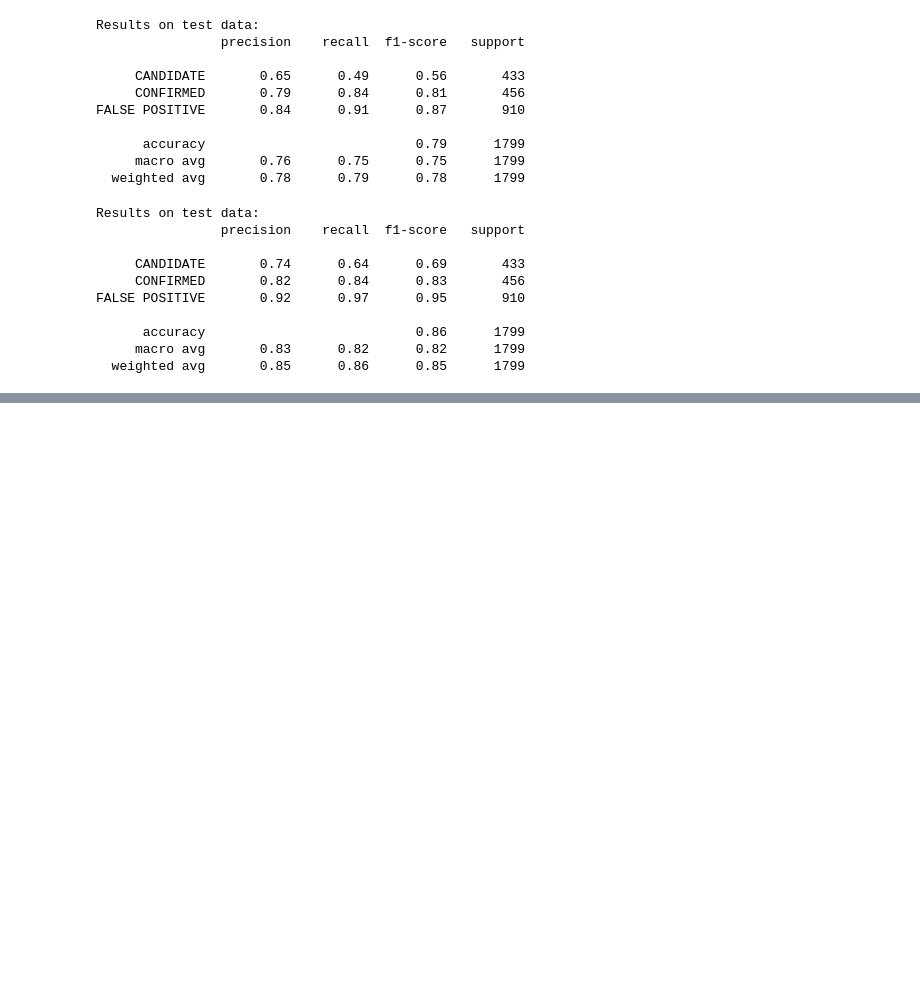
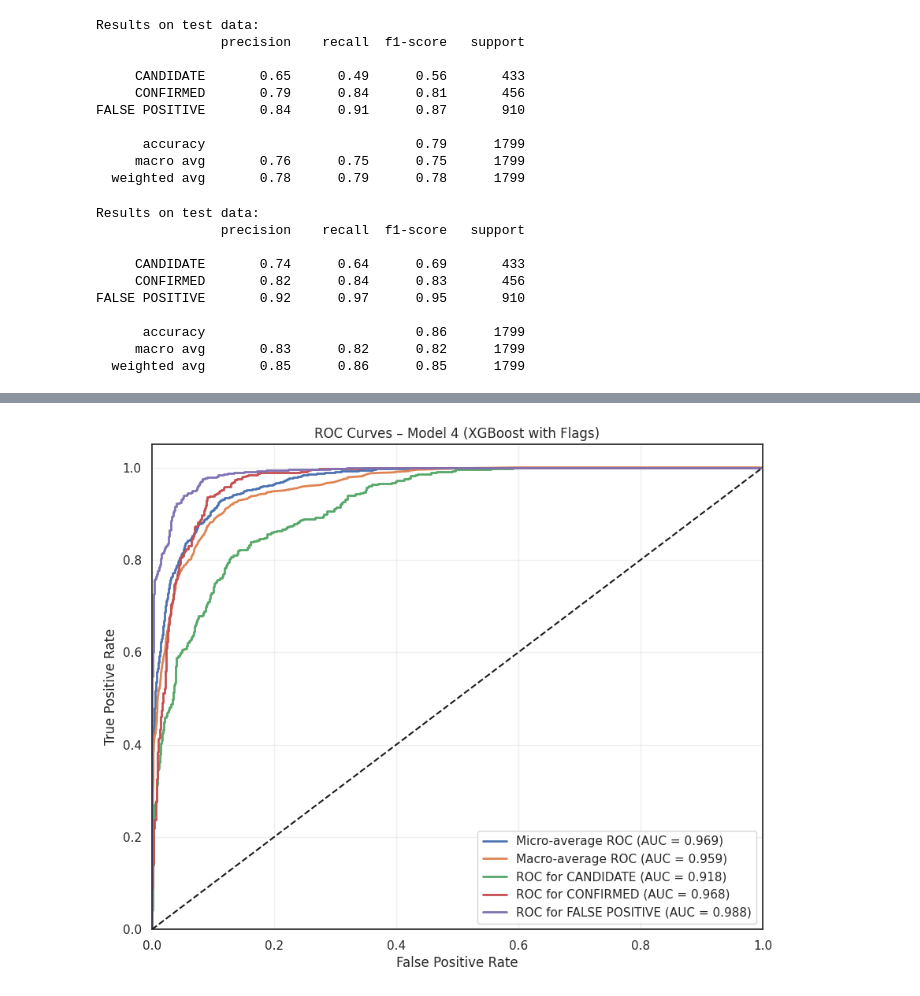
Before and after one commit to lily-swan/DS-9000-project, a Jupyter notebook: analysis.ipynb, the cells around one changed output, grey strips where cells are left out. Cells and saved outputs as stored; diff of their text form; code cells hidden in the pictures; blank space fills up the shorter version.

```diff
--- a/analysis.ipynb
+++ b/analysis.ipynb
@@ -1091,0 +1108,60 @@ FALSE POSITIVE       0.92      0.97      0.95       910
+# %%
+#Set up fpr, tpr, and roc
+classes = [0, 1, 2]
+y_test_bin = label_binarize(y_test_encoded, classes=classes)
+n_classes = y_test_bin.shape[1]
+y_proba = xgb_with_flags_model.predict_proba(X_test)
+fpr = {}
+tpr = {}
+roc_auc = {}
+
+for i in range(n_classes):
+    fpr[i], tpr[i], _ = roc_curve(y_test_bin[:, i], y_proba[:, i])
+    roc_auc[i] = auc(fpr[i], tpr[i])
+# Micro-average
+fpr["micro"], tpr["micro"], _ = roc_curve(y_test_bin.ravel(), y_proba.ravel())
+roc_auc["micro"] = auc(fpr["micro"], tpr["micro"])
+
+# Macro-average
+all_fpr = np.unique(np.concatenate([fpr[i] for i in range(n_classes)]))
+mean_tpr = np.zeros_like(all_fpr)
+
+for i in range(n_classes):
+    mean_tpr += np.interp(all_fpr, fpr[i], tpr[i])
+
+mean_tpr /= n_classes
+
+fpr["macro"] = all_fpr
+tpr["macro"] = mean_tpr
+roc_auc["macro"] = auc(fpr["macro"], tpr["macro"])
+
+plt.figure(figsize=(10, 8))
+
+# Micro ROC
+plt.plot(fpr["micro"], tpr["micro"],
+         label=f"Micro-average ROC (AUC = {roc_auc['micro']:.3f})",
+         linewidth=2)
+
+# Macro ROC
+plt.plot(fpr["macro"], tpr["macro"],
+         label=f"Macro-average ROC (AUC = {roc_auc['macro']:.3f})",
+         linewidth=2)
+
+# Class-specific ROC curves
+class_names = le.inverse_transform([0, 1, 2])
+
+for i, cname in zip(range(n_classes), class_names):
+    plt.plot(fpr[i], tpr[i], linewidth=2,
+             label=f"ROC for {cname} (AUC = {roc_auc[i]:.3f})")
+
+plt.plot([0,1],[0,1],'k--')
+plt.xlim([0, 1])
+plt.ylim([0, 1.05])
+plt.xlabel("False Positive Rate")
+plt.ylabel("True Positive Rate")
+plt.title("ROC Curves – Model 4 (XGBoost with Flags)")
+plt.legend(loc="lower right")
+plt.grid(alpha=0.3)
+plt.show()
+# %% [output]
+[figure, added]
```
Also changed, not shown: parts of 2 cells of this notebook.
